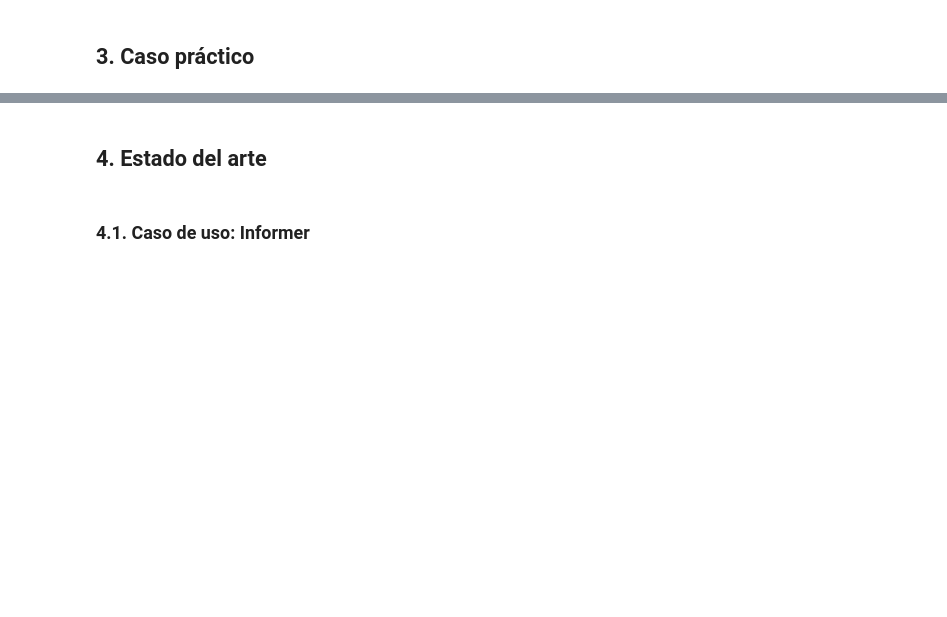
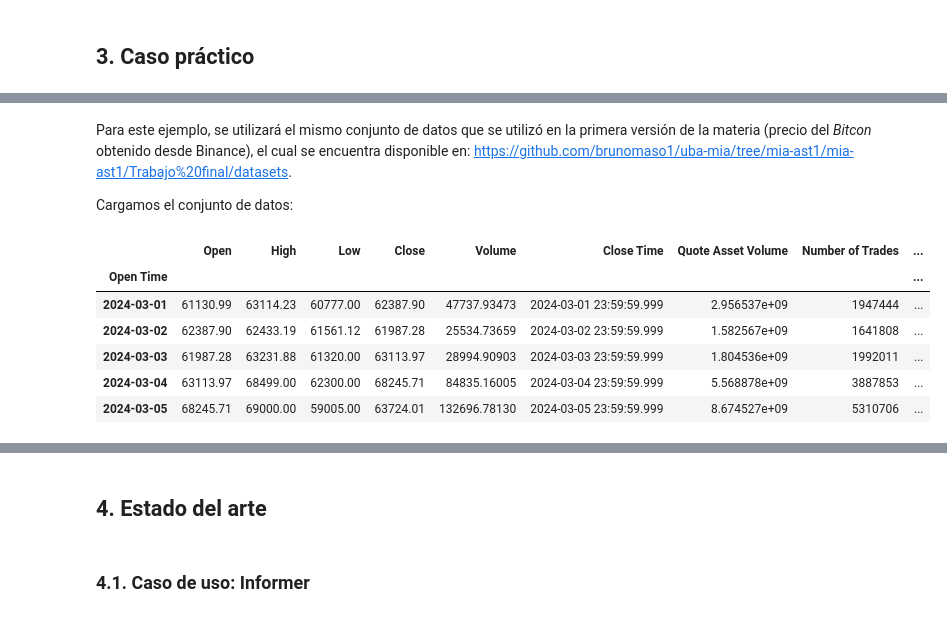
Before and after one commit to brunomaso1/uba-mia, a Jupyter notebook: mia-ast2/TPFinal.ipynb, the cells around one changed output, grey strips where cells are left out. Cells and saved outputs as stored; diff of their text form; code cells hidden in the pictures; blank space fills up the shorter version.

```diff
--- a/mia-ast2/TPFinal.ipynb
+++ b/mia-ast2/TPFinal.ipynb
@@ -79,0 +152,15 @@ Invoke-Expression (poetry env activate)
+# %% [markdown]
+Para este ejemplo, se utilizará el mismo conjunto de datos que se utilizó en la primera versión de la materia (precio del *Bitcon* obtenido desde Binance), el cual se encuentra disponible en: https://github.com/brunomaso1/uba-mia/tree/mia-ast1/mia-ast1/Trabajo%20final/datasets.
+
+Cargamos el conjunto de datos:
+# %%
+df = pd.read_pickle('resources/BTCUSDT_1D.pkl')
+df.head()
+# %% [output]
+|  | Open | High | Low | Close | Volume | Close Time | Quote Asset Volume | Number of Trades | ... |
+| Open Time |  |  |  |  |  |  |  |  | ... |
+| 2024-03-01 | 61130.99 | 63114.23 | 60777.00 | 62387.90 | 47737.93473 | 2024-03-01 23:59:59.999 | 2.956537e+09 | 1947444 | ... |
+| 2024-03-02 | 62387.90 | 62433.19 | 61561.12 | 61987.28 | 25534.73659 | 2024-03-02 23:59:59.999 | 1.582567e+09 | 1641808 | ... |
+| 2024-03-03 | 61987.28 | 63231.88 | 61320.00 | 63113.97 | 28994.90903 | 2024-03-03 23:59:59.999 | 1.804536e+09 | 1992011 | ... |
+| 2024-03-04 | 63113.97 | 68499.00 | 62300.00 | 68245.71 | 84835.16005 | 2024-03-04 23:59:59.999 | 5.568878e+09 | 3887853 | ... |
+| 2024-03-05 | 68245.71 | 69000.00 | 59005.00 | 63724.01 | 132696.78130 | 2024-03-05 23:59:59.999 | 8.674527e+09 | 5310706 | ... |
```
Also changed, not shown: parts of 46 cells of this notebook, 5 other files.
